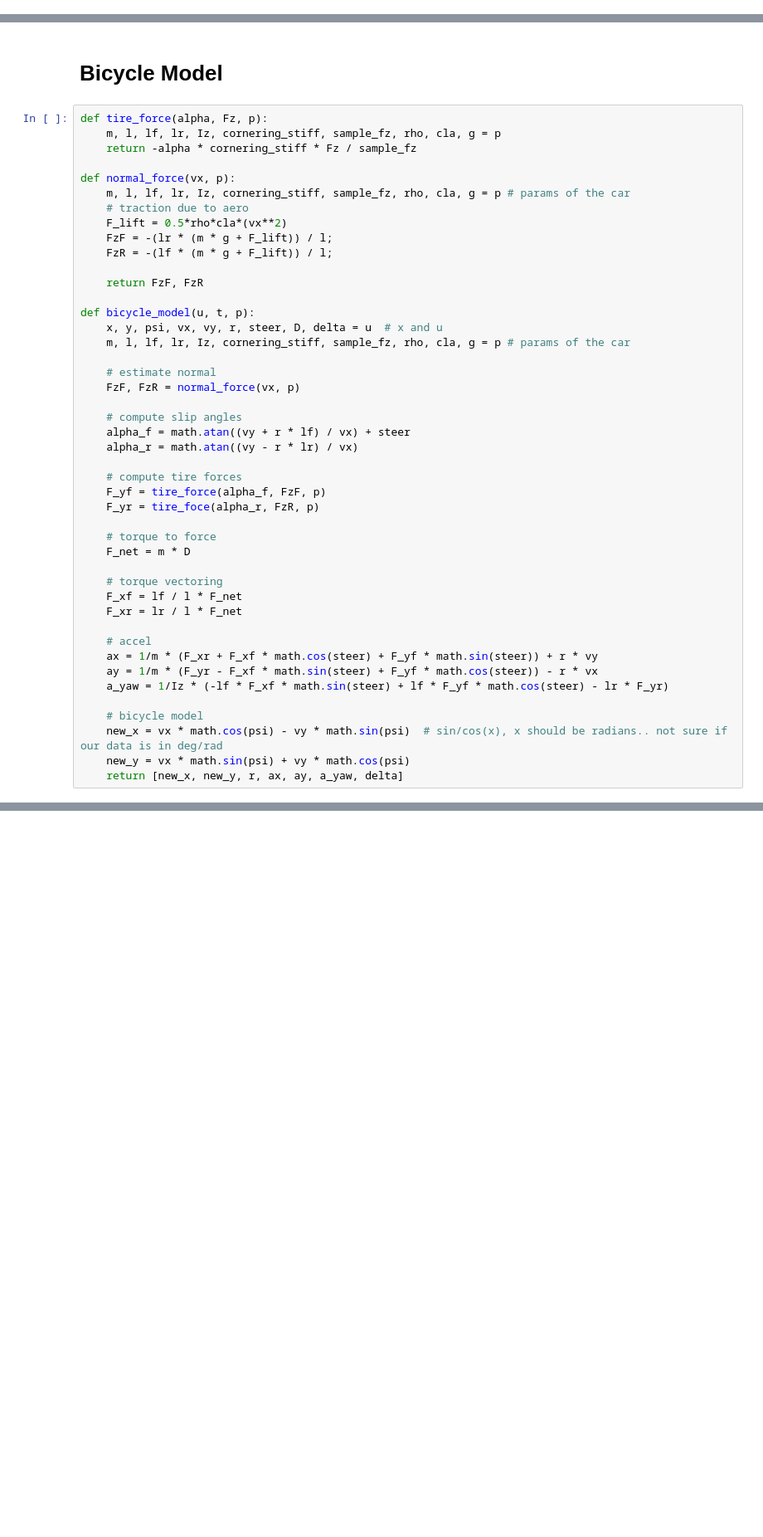
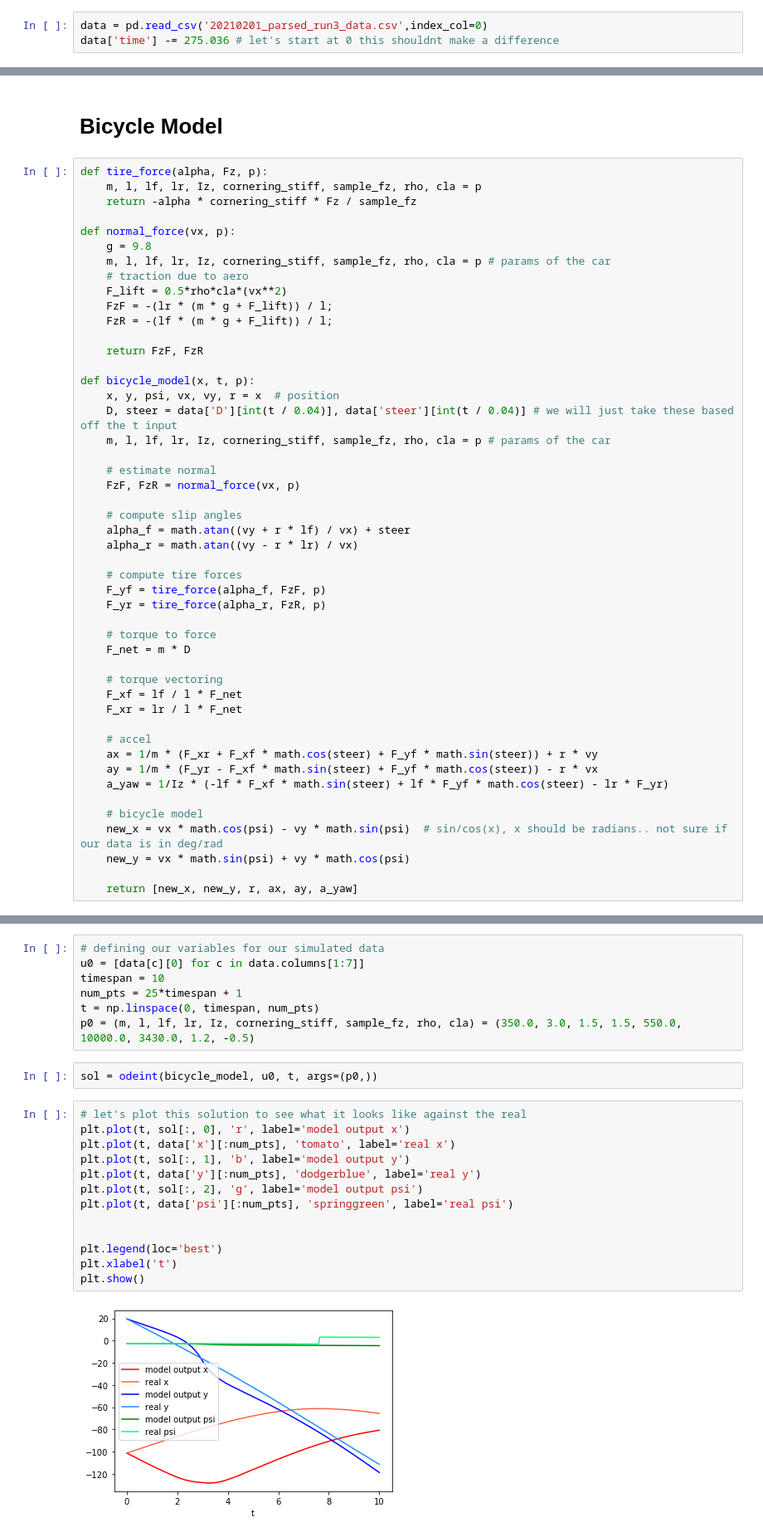
Before and after one commit to kying18/param-estimation, a Jupyter notebook: Bicycle Model.ipynb, the cells around one changed output, grey strips where cells are left out. Shown: that part at 83% size. Saved outputs shown, nothing was run; the diff lists cells and outputs as text; blank space fills up the shorter version.

Commit message:
Added first draft of bicycle model parameter estimation

```diff
--- a/Bicycle Model.ipynb
+++ b/Bicycle Model.ipynb
@@ -8,0 +12,3 @@ import math
+# %%
+data = pd.read_csv('20210201_parsed_run3_data.csv',index_col=0)
+data['time'] -= 275.036 # let's start at 0 this shouldnt make a difference
@@ -10,11 +38,12 @@ import math
 # Bicycle Model
 # %%
 def tire_force(alpha, Fz, p):
-    m, l, lf, lr, Iz, cornering_stiff, sample_fz, rho, cla, g = p
+    m, l, lf, lr, Iz, cornering_stiff, sample_fz, rho, cla = p
     return -alpha * cornering_stiff * Fz / sample_fz
 
 def normal_force(vx, p):
-    m, l, lf, lr, Iz, cornering_stiff, sample_fz, rho, cla, g = p # params of the car
+    g = 9.8
+    m, l, lf, lr, Iz, cornering_stiff, sample_fz, rho, cla = p # params of the car
     # traction due to aero
     F_lift = 0.5*rho*cla*(vx**2)
     FzF = -(lr * (m * g + F_lift)) / l;
@@ -22,9 +51,10 @@ def normal_force(vx, p):
 
     return FzF, FzR
 
-def bicycle_model(u, t, p):
-    x, y, psi, vx, vy, r, steer, D, delta = u  # x and u
-    m, l, lf, lr, Iz, cornering_stiff, sample_fz, rho, cla, g = p # params of the car
+def bicycle_model(x, t, p):
+    x, y, psi, vx, vy, r = x  # position
+    D, steer = data['D'][int(t / 0.04)], data['steer'][int(t / 0.04)] # we will just take these based off the t input
+    m, l, lf, lr, Iz, cornering_stiff, sample_fz, rho, cla = p # params of the car
 
     # estimate normal
     FzF, FzR = normal_force(vx, p)
@@ -35,7 +65,7 @@ def bicycle_model(u, t, p):
 
     # compute tire forces
     F_yf = tire_force(alpha_f, FzF, p)
-    F_yr = tire_foce(alpha_r, FzR, p)
+    F_yr = tire_force(alpha_r, FzR, p)
 
     # torque to force
     F_net = m * D
@@ -52,4 +82,5 @@ def bicycle_model(u, t, p):
     # bicycle model
     new_x = vx * math.cos(psi) - vy * math.sin(psi)  # sin/cos(x), x should be radians.. not sure if our data is in deg/rad
     new_y = vx * math.sin(psi) + vy * math.cos(psi)
-    return [new_x, new_y, r, ax, ay, a_yaw, delta]
+
+    return [new_x, new_y, r, ax, ay, a_yaw]
@@ -139,0 +87,24 @@ df
+# %%
+# defining our variables for our simulated data
+u0 = [data[c][0] for c in data.columns[1:7]]
+timespan = 10
+num_pts = 25*timespan + 1
+t = np.linspace(0, timespan, num_pts)
+p0 = (m, l, lf, lr, Iz, cornering_stiff, sample_fz, rho, cla) = (350.0, 3.0, 1.5, 1.5, 550.0, 10000.0, 3430.0, 1.2, -0.5)
+# %%
+sol = odeint(bicycle_model, u0, t, args=(p0,))
+# %%
+# let's plot this solution to see what it looks like against the real
+plt.plot(t, sol[:, 0], 'r', label='model output x')
+plt.plot(t, data['x'][:num_pts], 'tomato', label='real x')
+plt.plot(t, sol[:, 1], 'b', label='model output y')
+plt.plot(t, data['y'][:num_pts], 'dodgerblue', label='real y')
+plt.plot(t, sol[:, 2], 'g', label='model output psi')
+plt.plot(t, data['psi'][:num_pts], 'springgreen', label='real psi')
+
+
+plt.legend(loc='best')
+plt.xlabel('t')
+plt.show()
+# %% [output]
+[figure, added]
```
Also changed, not shown: parts of 21 cells of this notebook, 1 other file.
